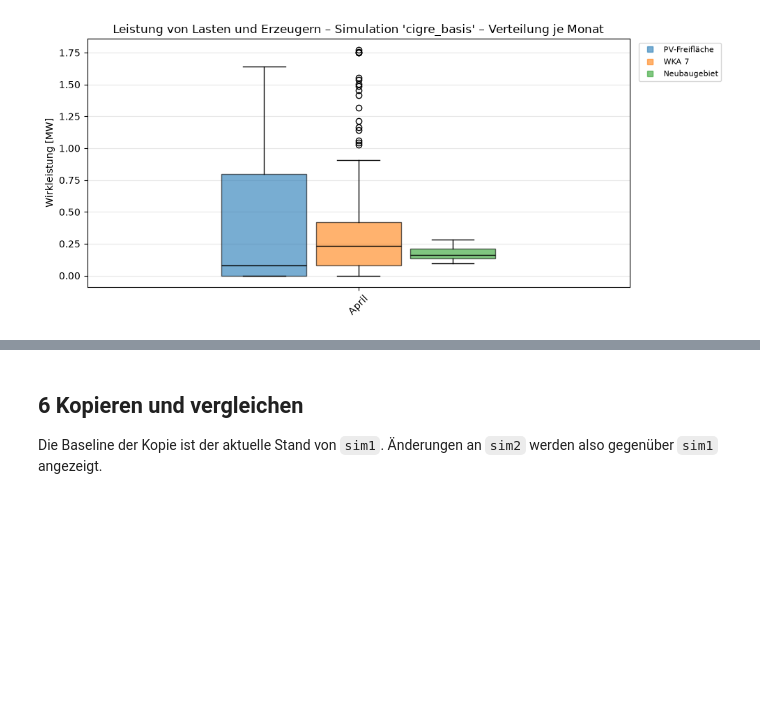
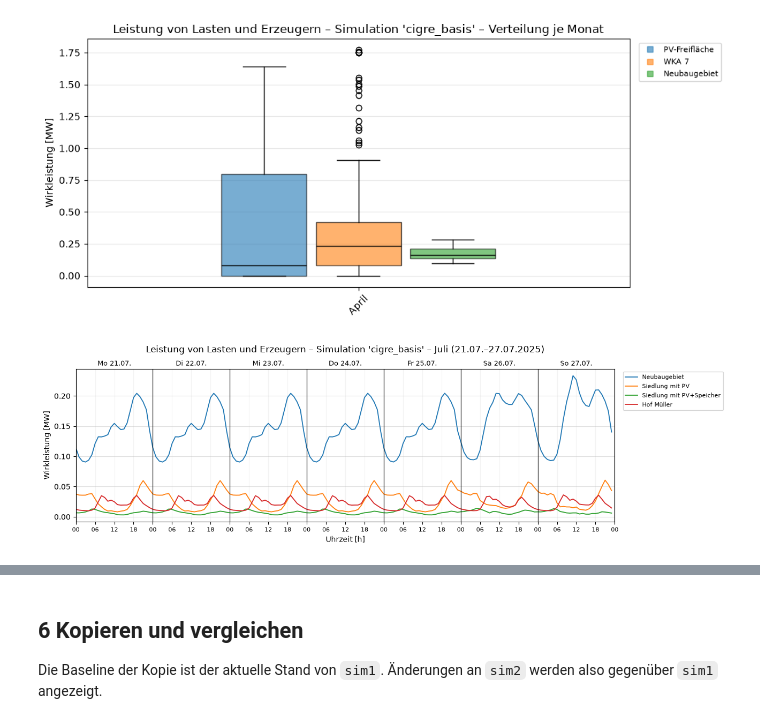
Before and after one commit to RoyalKnighter/SmartGrids, a Jupyter notebook: task3/Simulation_Beispiel.ipynb, the cells around one changed output, grey strips where cells are left out. Drawn from its saved outputs; the diff is of its cells as text; code cells hidden in the pictures; blank space fills up the shorter version.

```diff
--- a/task3/Simulation_Beispiel.ipynb
+++ b/task3/Simulation_Beispiel.ipynb
@@ -198,3 +207,8 @@ sim1.createDiagram(Diagram.TRAFO_LOADING, ["Trafo 0-1", "Trafo 0-12"], layout="b
 sim1.createDiagram(Diagram.ELEMENT_POWER, ["PV-Freifläche", "WKA 7", "Neubaugebiet"], months=Month.APRIL, layout="boxplot")
 # %% [output]
 [figure]
+# %%
+sim1.createDiagram(Diagram.ELEMENT_POWER, ["Neubaugebiet", "Siedlung mit PV", "Siedlung mit PV+Speicher", "Hof Müller"],
+                   months=Month.JULY)
+# %% [output]
+[figure, added]
```
Also changed, not shown: parts of 16 cells of this notebook, 28 other files.
